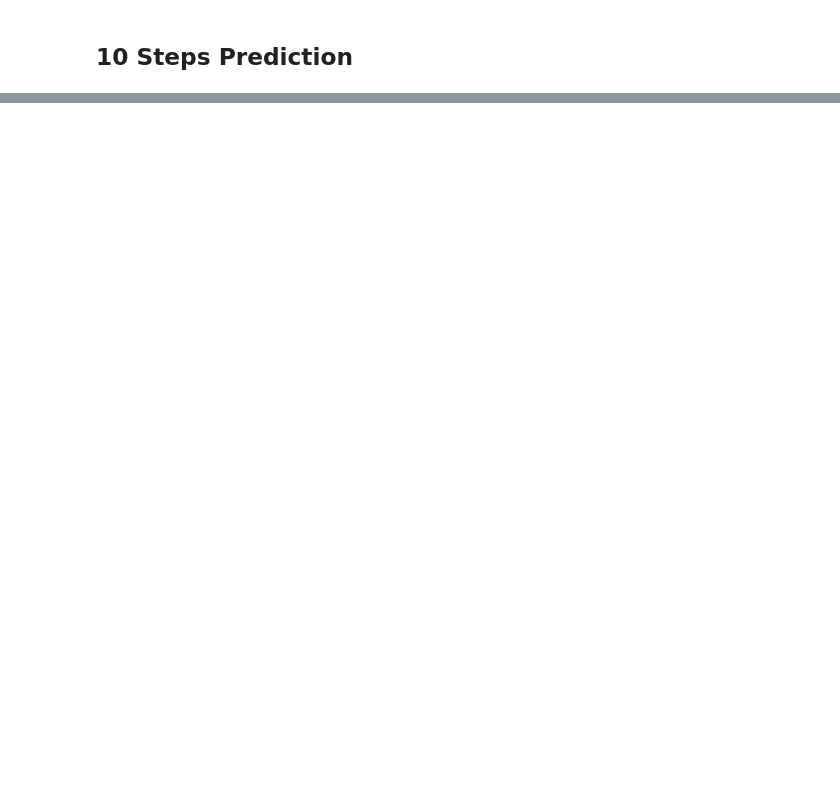
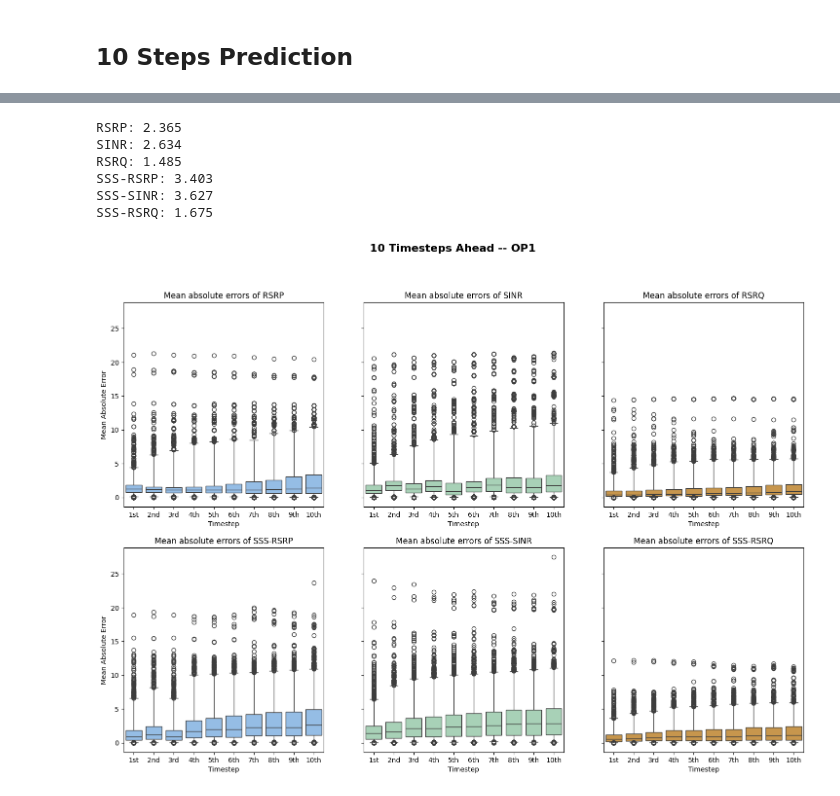
Before and after one commit to ihneskarbovik/master, a Jupyter notebook: multiple_output_lstm.ipynb, the cells around one changed output, grey strips where cells are left out. Saved outputs shown, nothing was run; the diff lists cells and outputs as text; code cells hidden in the pictures; blank space fills up the shorter version.

```diff
--- a/multiple_output_lstm.ipynb
+++ b/multiple_output_lstm.ipynb
@@ -793,0 +975,40 @@ plt.show()
+# %%
+print(f'RSRP: {np.mean(rsrp_10th_step):.3f}\nSINR: {np.mean(sinr_10th_step):.3f}\nRSRQ: {np.mean(rsrq_10th_step):.3f}\nSSS-RSRP: {np.mean(sss_rsrp_10th_step):.3f}\nSSS-SINR: {np.mean(sss_sinr_10th_step):.3f}\nSSS-RSRQ: {np.mean(sss_rsrq_10th_step):.3f}')
+# %% [output]
+RSRP: 2.365
+SINR: 2.634
+RSRQ: 1.485
+SSS-RSRP: 3.403
+SSS-SINR: 3.627
+SSS-RSRQ: 1.675
+# %%
+fig, axes = plt.subplots(2, 3, figsize=(18, 12), sharey=True)
+sns.boxplot(data=[rsrp_first_step, rsrp_second_step, rsrp_third_step, rsrp_fourth_step, rsrp_fifth_step, rsrp_6th_step, rsrp_7th_step, rsrp_8th_step, rsrp_9th_step, rsrp_10th_step], color=rsrp_colors[2], ax=axes[0, 0], whis=[2.5, 97.5])
+axes[0, 0].set_title('Mean absolute errors of RSRP')
+
+sns.boxplot(data=[sinr_first_step, sinr_second_step, sinr_third_step, sinr_fourth_step, sinr_fifth_step, sinr_6th_step, sinr_7th_step, sinr_8th_step, sinr_9th_step, sinr_10th_step], color=sinr_colors[2], ax=axes[0, 1], whis=[2.5, 97.5])
+axes[0, 1].set_title('Mean absolute errors of SINR')
+
+sns.boxplot(data=[rsrq_first_step, rsrq_second_step, rsrq_third_step, rsrq_fourth_step, rsrq_fifth_step, rsrq_6th_step, rsrq_7th_step, rsrq_8th_step, rsrq_9th_step, rsrq_10th_step], color=rsrq_colors[2], ax=axes[0, 2], whis=[2.5, 97.5])
+axes[0, 2].set_title('Mean absolute errors of RSRQ')
+
+sns.boxplot(data=[sss_rsrp_first_step, sss_rsrp_second_step, sss_rsrp_first_step, sss_rsrp_fourth_step, sss_rsrp_fifth_step, sss_rsrp_6th_step, sss_rsrp_7th_step, sss_rsrp_8th_step, sss_rsrp_9th_step, sss_rsrp_10th_step], color=rsrp_colors[2], ax=axes[1, 0], whis=[2.5, 97.5])
+axes[1, 0].set_title('Mean absolute errors of SSS-RSRP')
+
+sns.boxplot(data=[sss_sinr_first_step, sss_sinr_second_step, sss_sinr_third_step, sss_sinr_fourth_step, sss_sinr_fifth_step, sss_sinr_6th_step, sss_sinr_7th_step, sss_sinr_8th_step, sss_sinr_9th_step, sss_sinr_10th_step], color=sinr_colors[2], ax=axes[1, 1], whis=[2.5, 97.5])
+axes[1, 1].set_title('Mean absolute errors of SSS-SINR')
+
+sns.boxplot(data=[sss_rsrq_first_step, sss_rsrq_second_step, sss_rsrq_third_step, sss_rsrq_fourth_step, sss_rsrq_fifth_step, sss_rsrq_6th_step, sss_rsrq_7th_step, sss_rsrq_8th_step, sss_rsrq_9th_step, sss_rsrq_10th_step], color=rsrq_colors[2], ax=axes[1, 2], whis=[2.5, 97.5])
+axes[1, 2].set_title('Mean absolute errors of SSS-RSRQ')
+
+for ax in axes.flat:
+    ax.set_ylabel('Mean Absolute Error')
+    ax.set_xlabel('Timestep')
+    ax.set_xticks([0, 1, 2, 3, 4, 5, 6, 7, 8, 9])
+    ax.set_xticklabels(['1st', '2nd', '3rd', '4th', '5th', '6th', '7th', '8th', '9th', '10th'])
+
+plt.suptitle(f'{n_steps_out} Timesteps Ahead -- OP1', fontsize=16, fontweight='semibold')
+
+plt.show()
+# %% [output]
+[figure, added]
```
Also changed, not shown: parts of 22 cells of this notebook.
